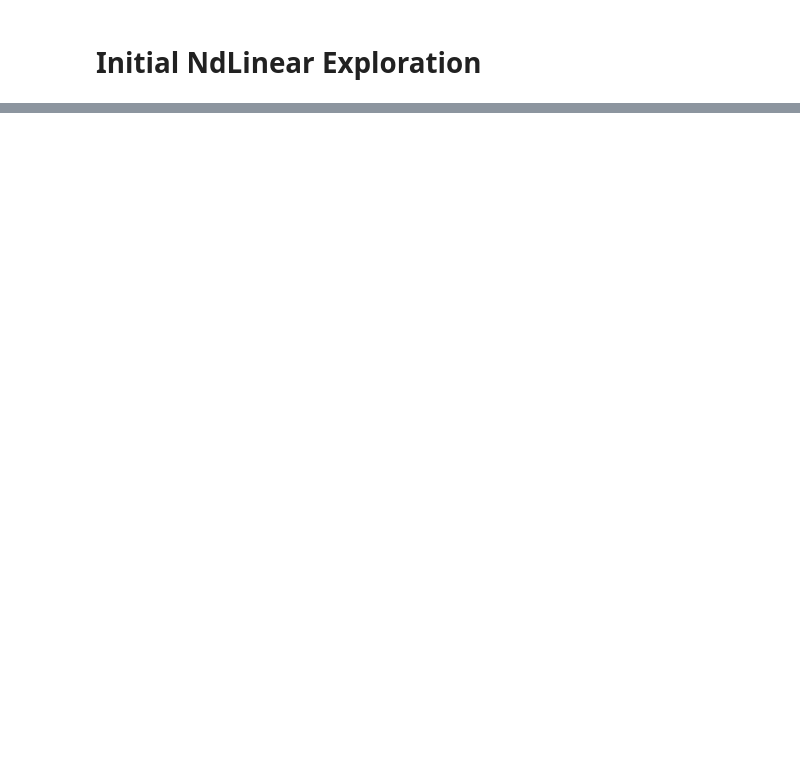
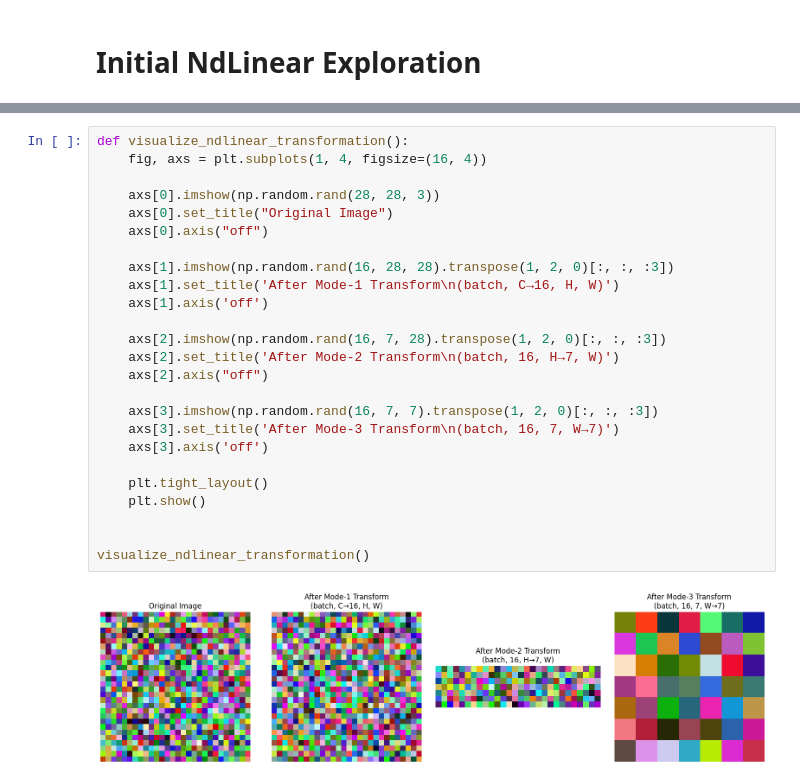
Before and after one commit to akki-g/NdLinear-Transfer-Learning, a Jupyter notebook: 01_ndlinear_exploration.ipynb, the cells around one changed output, grey strips where cells are left out. Cells and saved outputs as stored; diff of their text form; blank space fills up the shorter version.

```diff
--- a/01_ndlinear_exploration.ipynb
+++ b/01_ndlinear_exploration.ipynb
@@ -63,0 +108,27 @@ ModuleNotFoundError: No module named 'ndlinear'
+# %%
+def visualize_ndlinear_transformation():
+    fig, axs = plt.subplots(1, 4, figsize=(16, 4))
+
+    axs[0].imshow(np.random.rand(28, 28, 3))
+    axs[0].set_title("Original Image")
+    axs[0].axis("off")
+
+    axs[1].imshow(np.random.rand(16, 28, 28).transpose(1, 2, 0)[:, :, :3])
+    axs[1].set_title('After Mode-1 Transform\n(batch, C→16, H, W)')
+    axs[1].axis('off')
+
+    axs[2].imshow(np.random.rand(16, 7, 28).transpose(1, 2, 0)[:, :, :3])
+    axs[2].set_title('After Mode-2 Transform\n(batch, 16, H→7, W)')
+    axs[2].axis("off")
+
+    axs[3].imshow(np.random.rand(16, 7, 7).transpose(1, 2, 0)[:, :, :3])
+    axs[3].set_title('After Mode-3 Transform\n(batch, 16, 7, W→7)')
+    axs[3].axis('off')
+
+    plt.tight_layout()
+    plt.show()
+
+
+visualize_ndlinear_transformation()
+# %% [output]
+[figure, added]
```
Also changed, not shown: parts of 15 cells of this notebook, 2 other files.
